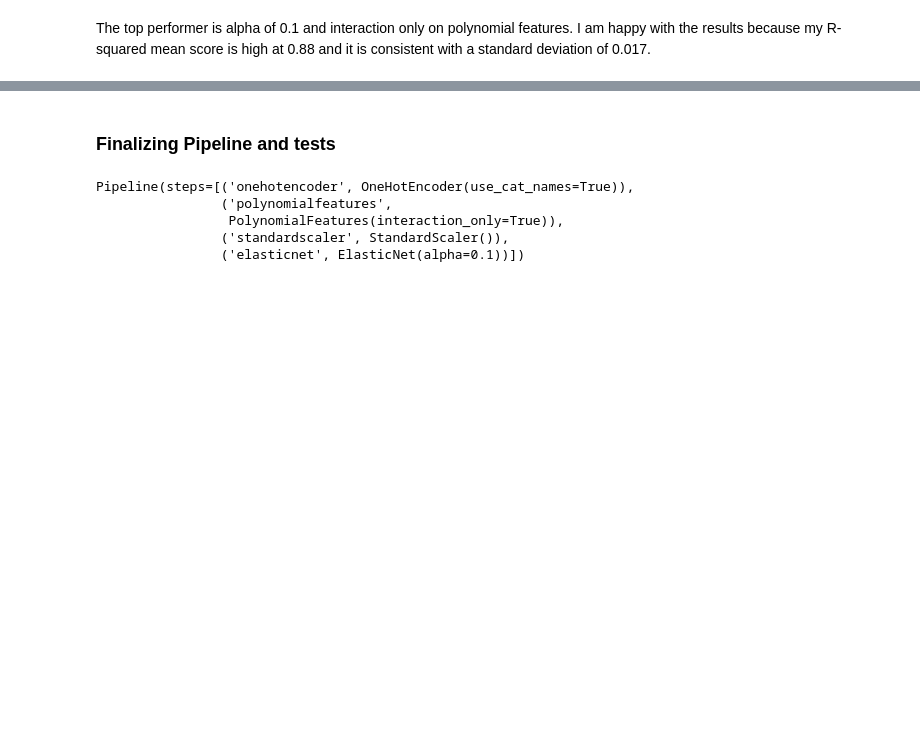
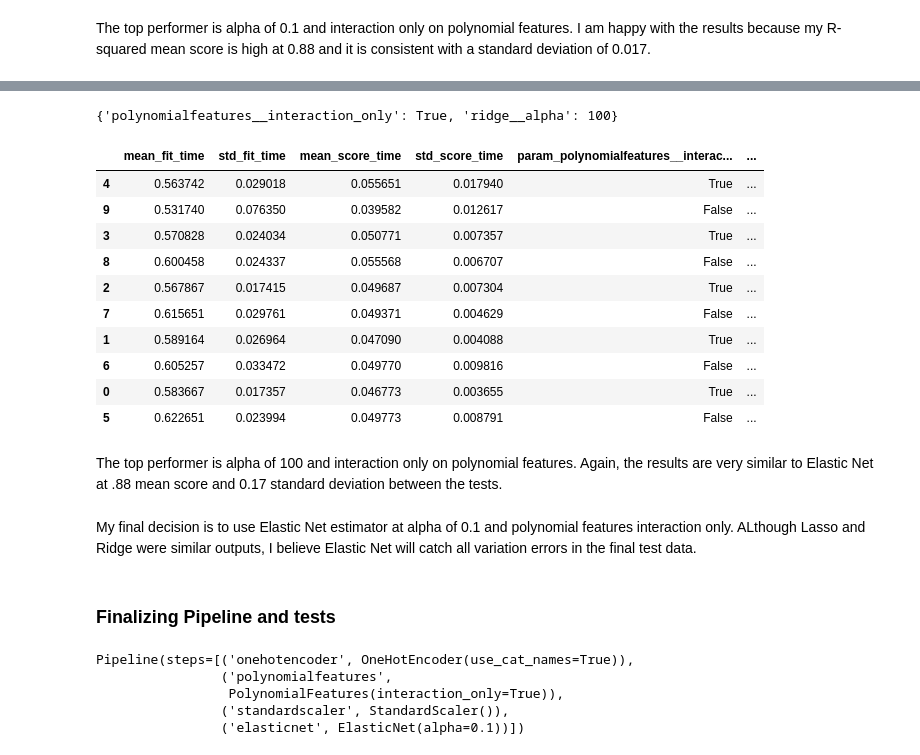
Before and after one commit to lindseyro/projects, a Jupyter notebook: projects/project-2-final/2-Model_Final.ipynb, the cells around one changed output, grey strips where cells are left out. Drawn from its saved outputs; the diff is of its cells as text; code cells hidden in the pictures; blank space fills up the shorter version.

```diff
--- a/projects/project-2-final/2-Model_Final.ipynb
+++ b/projects/project-2-final/2-Model_Final.ipynb
@@ -264,0 +351,5 @@ The top performer is alpha of 0.1 and interaction only on polynomial features. I
+# %%
+# Same pipeline with Ridge.
+
+pipe4 = make_pipeline(OneHotEncoder(use_cat_names = True), PolynomialFeatures(), StandardScaler(), Ridge())
+pipe4
@@ -264,0 +360,8 @@ The top performer is alpha of 0.1 and interaction only on polynomial features. I
+# %%
+params4 = {
+    'polynomialfeatures__interaction_only': [True, False],
+    'ridge__alpha': [.01, .1, 1, 10, 100]
+}
+# %%
+gs4 = GridSearchCV(pipe4, params4, n_jobs = -1)
+gs4.fit(X_train, y_train)
@@ -265,3 +378,25 @@ The top performer is alpha of 0.1 and interaction only on polynomial features. I
+# %%
+gs4.best_params_
+# %% [output]
+{'polynomialfeatures__interaction_only': True, 'ridge__alpha': 100}
+# %%
+pd.DataFrame(gs4.cv_results_).sort_values(by = 'rank_test_score')
+# %% [output]
+|  | mean_fit_time | std_fit_time | mean_score_time | std_score_time | param_polynomialfeatures__interac... | ... |
+| 4 | 0.563742 | 0.029018 | 0.055651 | 0.017940 | True | ... |
+| 9 | 0.531740 | 0.076350 | 0.039582 | 0.012617 | False | ... |
+| 3 | 0.570828 | 0.024034 | 0.050771 | 0.007357 | True | ... |
+| 8 | 0.600458 | 0.024337 | 0.055568 | 0.006707 | False | ... |
+| 2 | 0.567867 | 0.017415 | 0.049687 | 0.007304 | True | ... |
+| 7 | 0.615651 | 0.029761 | 0.049371 | 0.004629 | False | ... |
+| 1 | 0.589164 | 0.026964 | 0.047090 | 0.004088 | True | ... |
+| 6 | 0.605257 | 0.033472 | 0.049770 | 0.009816 | False | ... |
+| 0 | 0.583667 | 0.017357 | 0.046773 | 0.003655 | True | ... |
+| 5 | 0.622651 | 0.023994 | 0.049773 | 0.008791 | False | ... |
+# %% [markdown]
+The top performer is alpha of 100 and interaction only on polynomial features. Again, the results are very similar to Elastic Net at .88 mean score and 0.17 standard deviation between the tests.
+# %% [markdown]
+My final decision is to use Elastic Net estimator at alpha of 0.1 and polynomial features interaction only. ALthough Lasso and Ridge were similar outputs, I believe Elastic Net will catch all variation errors in the final test data.
 # %% [markdown]
 ### Finalizing Pipeline and tests
 # %%
```
Also changed, not shown: parts of 16 cells of this notebook.
